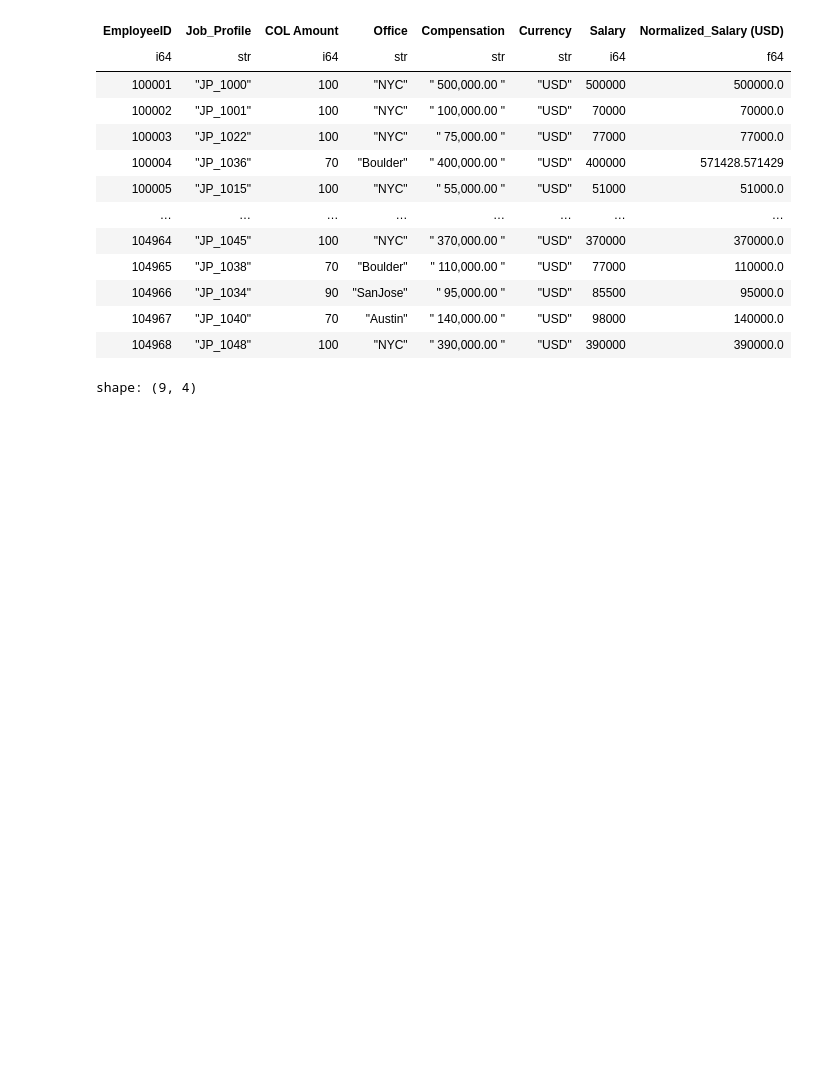
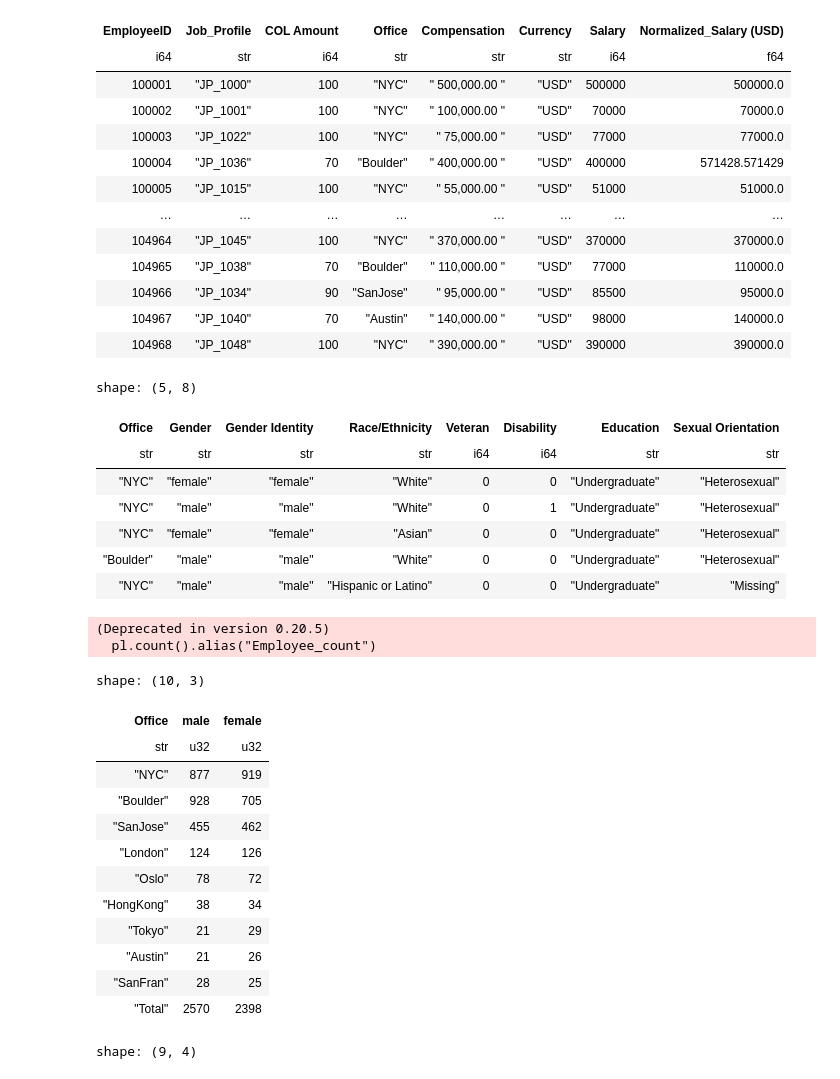
Before and after one commit to LeonTran29/Human_Resource_Data_Set_-TheCompany-, a Jupyter notebook: Process.ipynb, the cells around one changed output. Cells and saved outputs as stored; diff of their text form; code cells hidden in the pictures; blank space fills up the shorter version.

```diff
--- a/Process.ipynb
+++ b/Process.ipynb
@@ -268,6 +269,57 @@ shape: (4_968, 8)
 | 104966 | "JP_1034" | 90 | "SanJose" | " 95,000.00 " | "USD" | 85500 | 95000.0 |
 | 104967 | "JP_1040" | 70 | "Austin" | " 140,000.00 " | "USD" | 98000 | 140000.0 |
 | 104968 | "JP_1048" | 100 | "NYC" | " 390,000.00 " | "USD" | 390000 | 390000.0 |
+# %%
+# Diversity
+df_combined_C_D = Company.join(Diversity, on ='EmployeeID', how='inner')
+display(df_combined_C_D['Office','Gender','Gender Identity','Race/Ethnicity','Veteran','Disability','Education','Sexual Orientation'].head(5))
+
+df_des_agg_Gender = df_combined_C_D.group_by(['Office','Gender']).agg(
+    pl.count().alias("Employee_count")
+).sort(['Employee_count','Office'], descending = True)
+
+df_wide = df_des_agg_Gender.pivot(
+    index="Office",            # Cột giữ nguyên làm chỉ mục (hàng)
+    columns="Gender",          # Cột sẽ được tách thành các cột mới
+    values="Employee_count",   # Giá trị dùng để điền vào các cột mới
+    aggregate_function='first' # Hàm tổng hợp, có thể là 'sum' hoặc 'first'
+).sort(by=["female", "male"], descending=True)
+
+df_total = df_wide.select(
+    pl.sum("female").alias("female"),
+    pl.sum("male").alias("male")
+).with_columns(
+    pl.lit("Total").alias("Office")
+)
+
+df_total = df_total.select(df_wide.columns)
+df_final = df_wide.vstack(df_total)
+
+display(df_final)
+# %% [output]
+shape: (5, 8)
+| Office | Gender | Gender Identity | Race/Ethnicity | Veteran | Disability | Education | Sexual Orientation |
+| str | str | str | str | i64 | i64 | str | str |
+| "NYC" | "female" | "female" | "White" | 0 | 0 | "Undergraduate" | "Heterosexual" |
+| "NYC" | "male" | "male" | "White" | 0 | 1 | "Undergraduate" | "Heterosexual" |
+| "NYC" | "female" | "female" | "Asian" | 0 | 0 | "Undergraduate" | "Heterosexual" |
+| "Boulder" | "male" | "male" | "White" | 0 | 0 | "Undergraduate" | "Heterosexual" |
+| "NYC" | "male" | "male" | "Hispanic or Latino" | 0 | 0 | "Undergraduate" | "Missing" |
+(Deprecated in version 0.20.5)
+  pl.count().alias("Employee_count")
+shape: (10, 3)
+| Office | male | female |
+| str | u32 | u32 |
+| "NYC" | 877 | 919 |
+| "Boulder" | 928 | 705 |
+| "SanJose" | 455 | 462 |
+| "London" | 124 | 126 |
+| "Oslo" | 78 | 72 |
+| "HongKong" | 38 | 34 |
+| "Tokyo" | 21 | 29 |
+| "Austin" | 21 | 26 |
+| "SanFran" | 28 | 25 |
+| "Total" | 2570 | 2398 |
 # %%
 #Salary & COL Relationship
 pl.Config.float_precision = None
```
Also changed, not shown: parts of 16 cells of this notebook, 1 other file.
